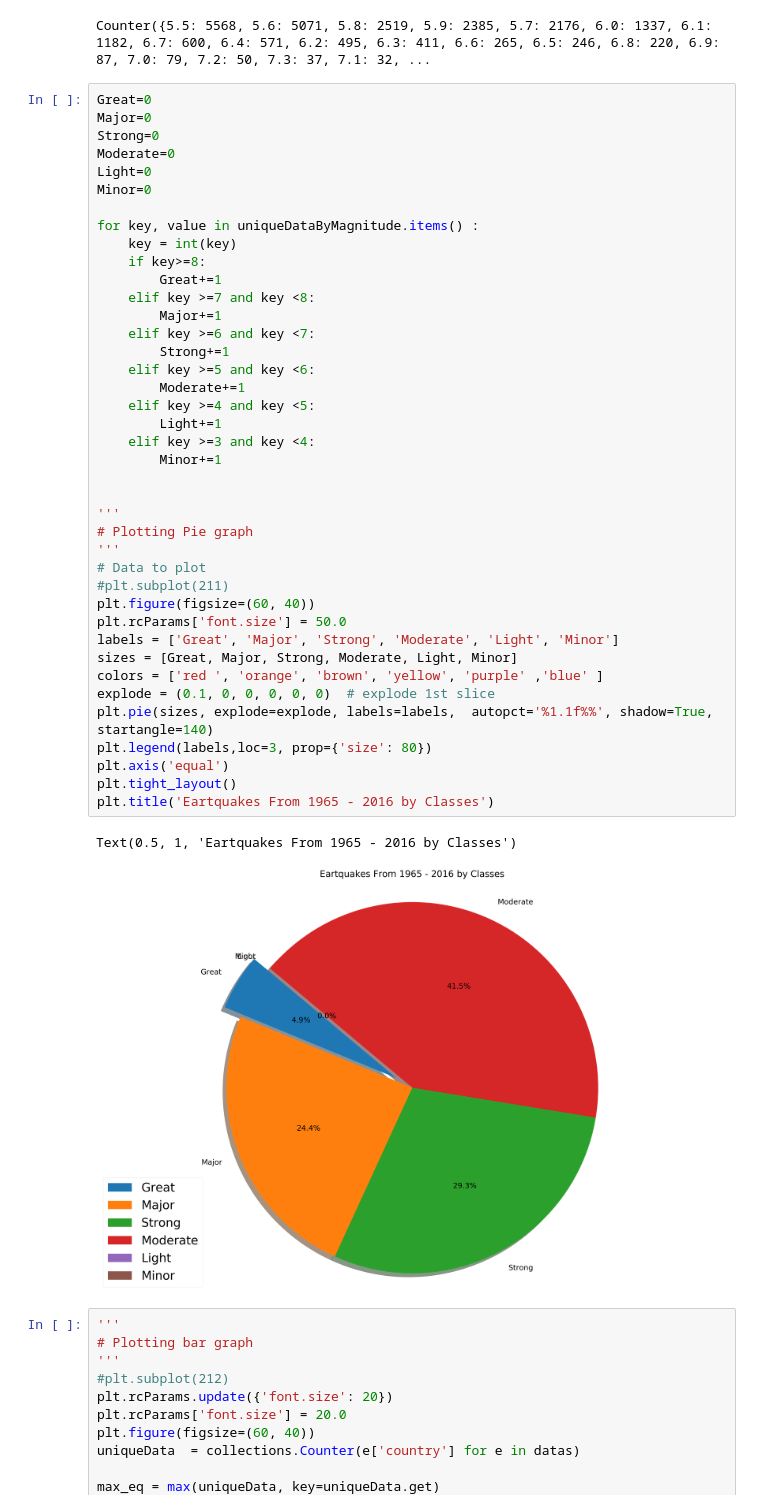
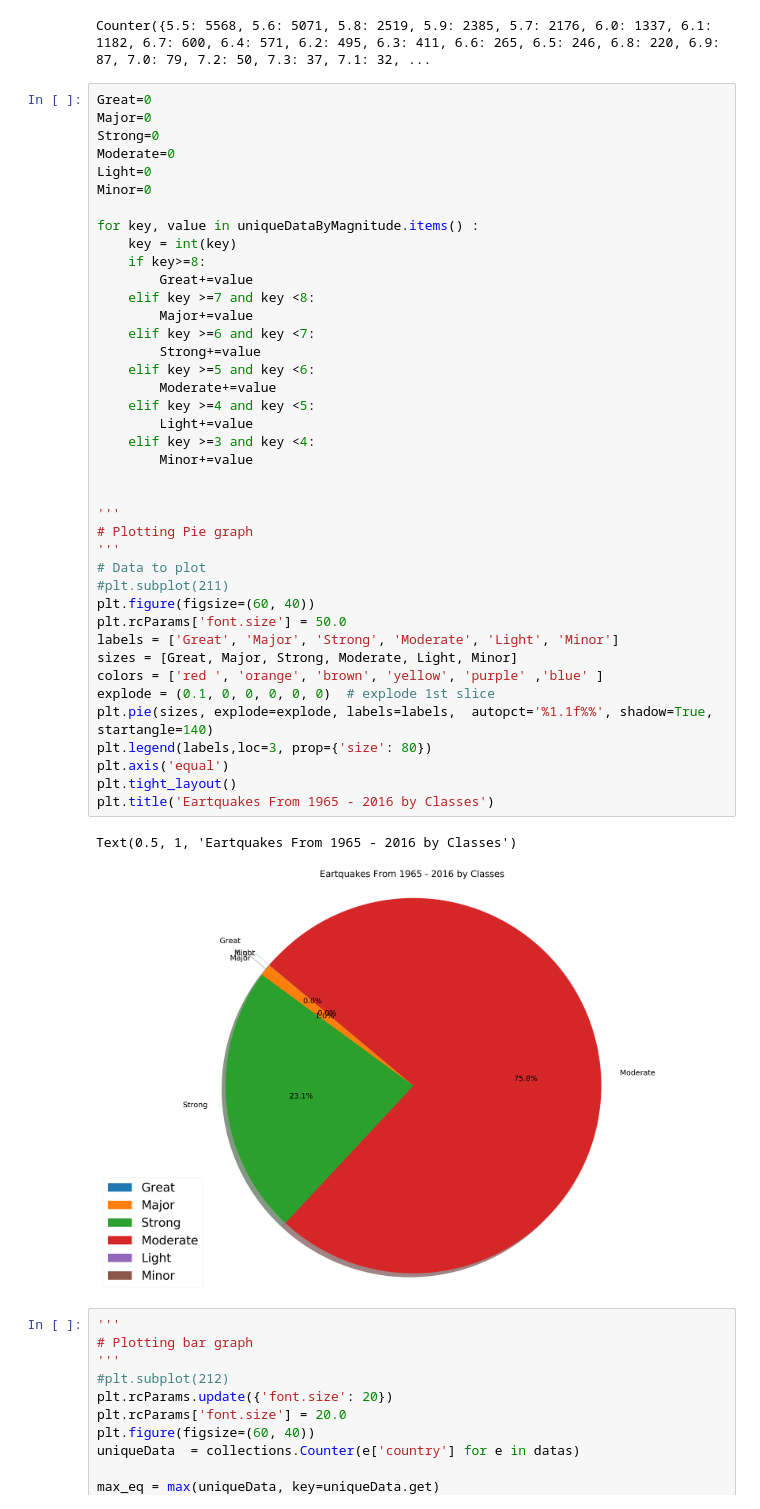
Before and after one commit to koyelpramanick/Earthquakes, a Jupyter notebook: earthquakes.ipynb, the cells around one changed output. Drawn from its saved outputs; the diff is of its cells as text.

```diff
--- a/earthquakes.ipynb
+++ b/earthquakes.ipynb
@@ -169,40 +191,40 @@ Light=0
 Minor=0
 
 for key, value in uniqueDataByMagnitude.items() :
     key = int(key)
     if key>=8:
-        Great+=1
+        Great+=value
     elif key >=7 and key <8:
-        Major+=1
+        Major+=value
     elif key >=6 and key <7:
-        Strong+=1
+        Strong+=value
     elif key >=5 and key <6:
-        Moderate+=1
+        Moderate+=value
     elif key >=4 and key <5:
-        Light+=1
+        Light+=value
     elif key >=3 and key <4:
-        Minor+=1
+        Minor+=value
 
 
 '''
 # Plotting Pie graph
 '''
 # Data to plot
 #plt.subplot(211)
 plt.figure(figsize=(60, 40))
 plt.rcParams['font.size'] = 50.0
 labels = ['Great', 'Major', 'Strong', 'Moderate', 'Light', 'Minor']
 sizes = [Great, Major, Strong, Moderate, Light, Minor]
 colors = ['red ', 'orange', 'brown', 'yellow', 'purple' ,'blue' ]
 explode = (0.1, 0, 0, 0, 0, 0)  # explode 1st slice
 plt.pie(sizes, explode=explode, labels=labels,  autopct='%1.1f%%', shadow=True, startangle=140)
 plt.legend(labels,loc=3, prop={'size': 80})
 plt.axis('equal')
 plt.tight_layout()
 plt.title('Eartquakes From 1965 - 2016 by Classes')
 # %% [output]
 Text(0.5, 1, 'Eartquakes From 1965 - 2016 by Classes')
-[figure, old version]
+[figure, new version]
 # %%
 '''
 # Plotting bar graph
```
Also changed, not shown: parts of 2 cells of this notebook.
